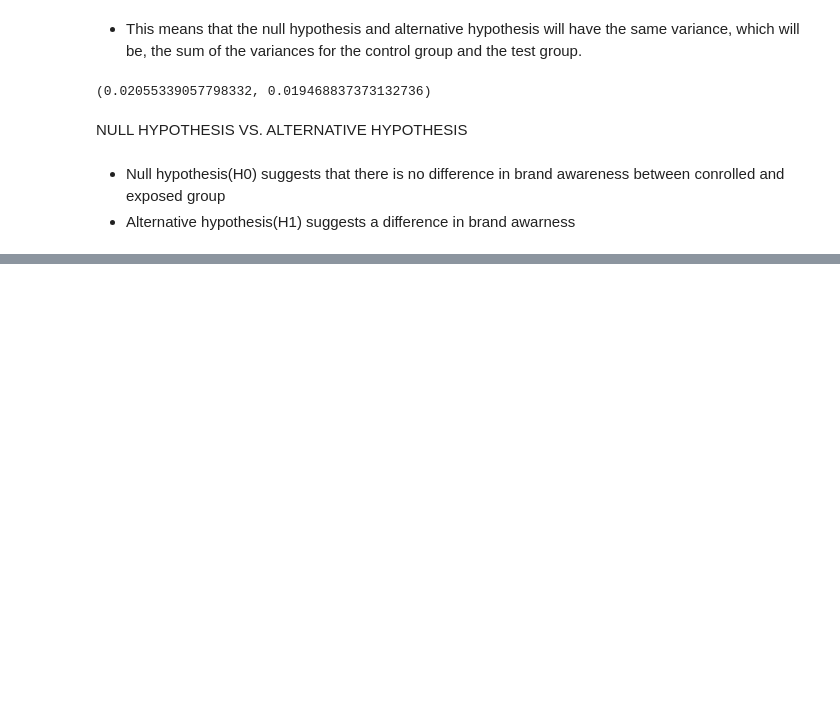
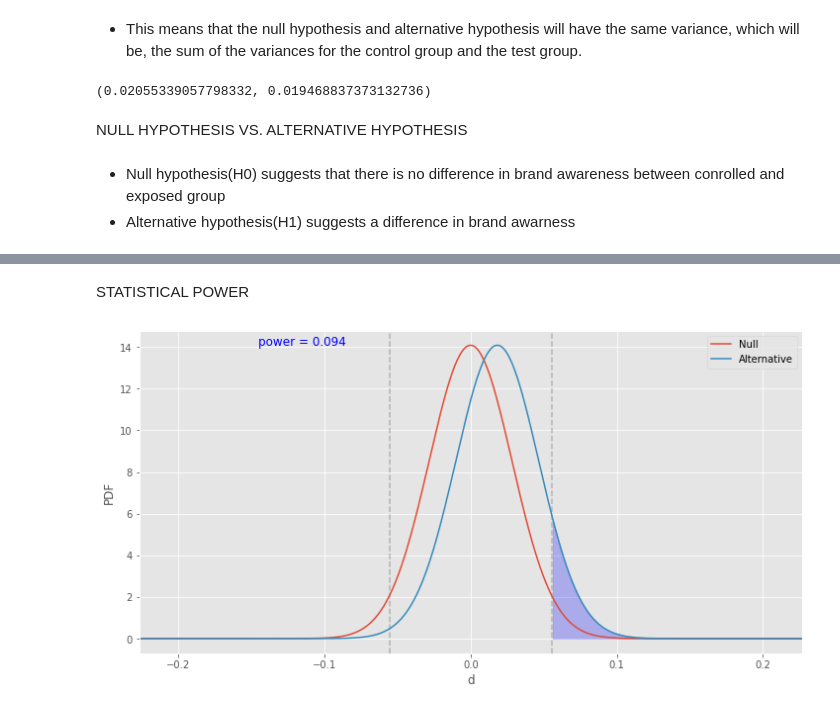
Before and after one commit to sel6/abtest-mlops, a Jupyter notebook: notebooks/data_preparation_and_exploration.ipynb, the cells around one changed output, grey strips where cells are left out. Drawn from its saved outputs; the diff is of its cells as text; code cells hidden in the pictures; blank space fills up the shorter version.

```diff
--- a/notebooks/data_preparation_and_exploration.ipynb
+++ b/notebooks/data_preparation_and_exploration.ipynb
@@ -278,0 +298,6 @@ NameError: name 'C_total' is not defined
+# %% [markdown]
+STATISTICAL POWER
+# %%
+abplot(tot_cont_plot, tot_exp_plot, control_plot, diff, show_power=True)
+# %% [output]
+[figure, added]
```
Also changed, not shown: parts of 24 cells of this notebook.
